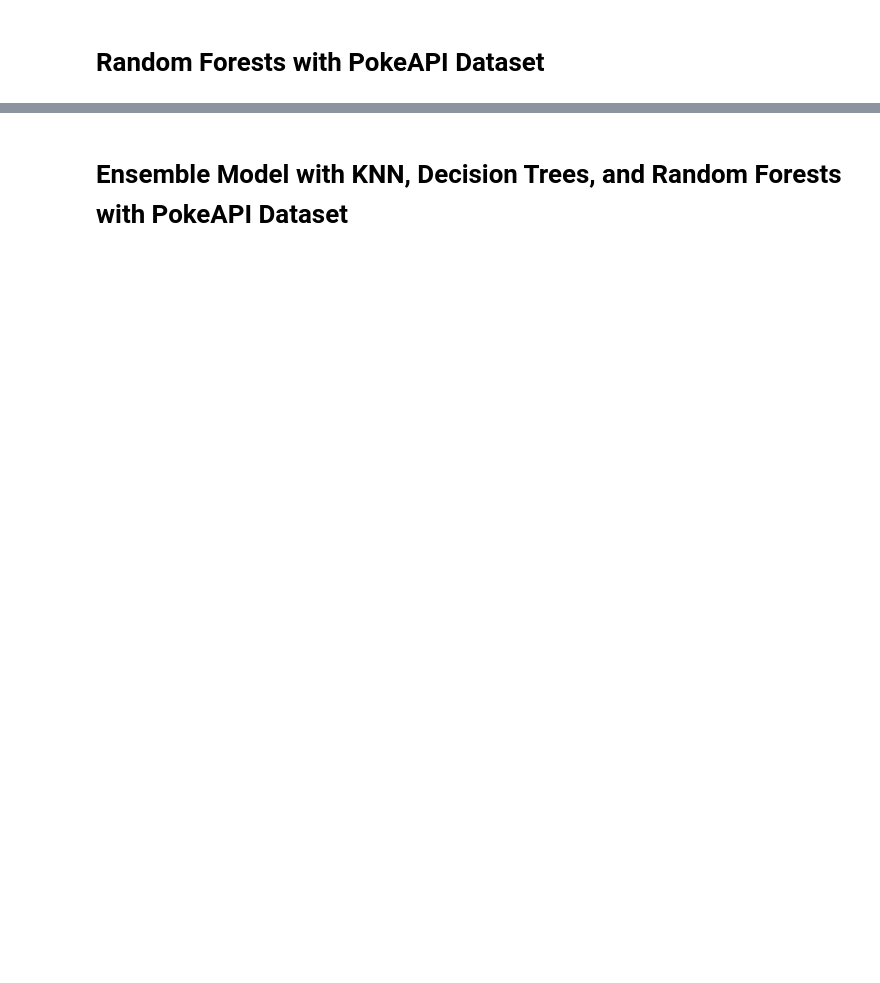
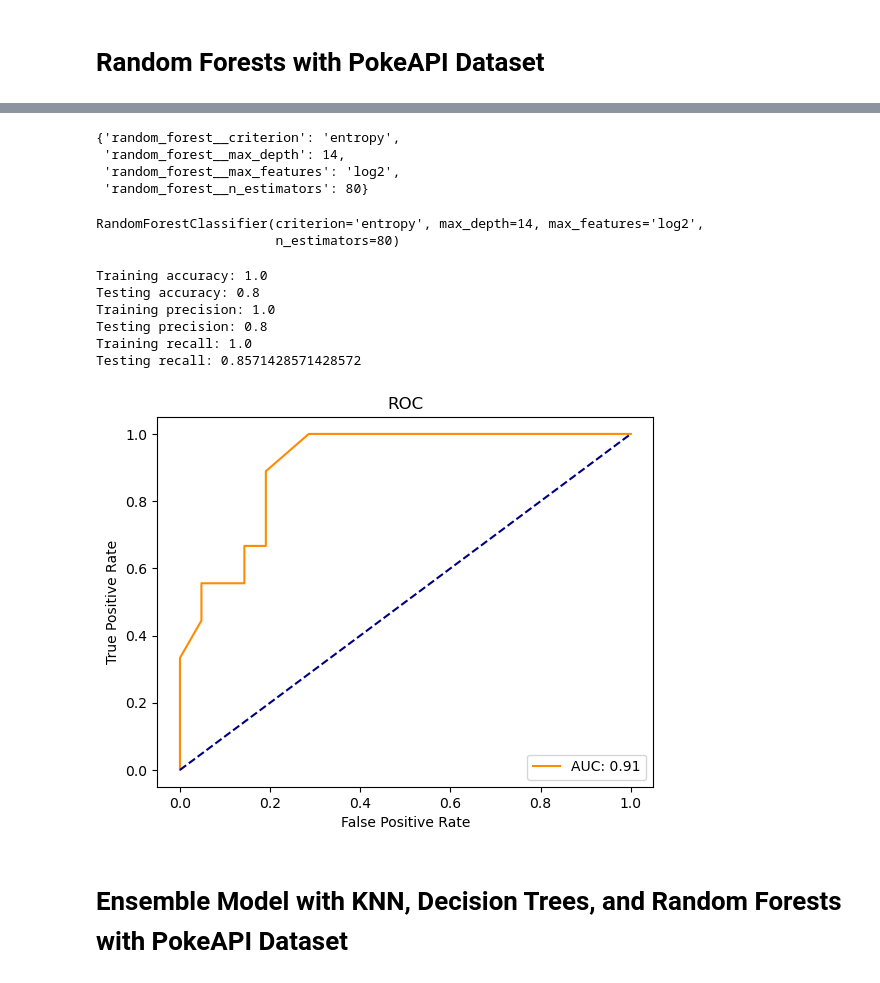
Before and after one commit to mokuda2/486mlproject, a Jupyter notebook: Pokemon Type Classification.ipynb, the cells around one changed output, grey strips where cells are left out. Drawn from its saved outputs; the diff is of its cells as text; code cells hidden in the pictures; blank space fills up the shorter version.

```diff
--- a/Pokemon Type Classification.ipynb
+++ b/Pokemon Type Classification.ipynb
@@ -675,0 +830,19 @@ Testing recall: 0.22197613951999917
+# %%
+from sklearn.ensemble import RandomForestClassifier
+from sklearn.model_selection import GridSearchCV
+from sklearn.pipeline import Pipeline
+# binary classification
+# create a pipeline
+rf_pipeline_binary = Pipeline([
+    ('random_forest', RandomForestClassifier())
+])
+
+# assign different values to tuning parameters
+rf_params_binary = {'random_forest__max_depth': [i for i in range(5, 16)],
+         'random_forest__n_estimators': [i for i in range(60, 161, 20)],
+         'random_forest__criterion': ['gini', 'entropy', 'log_loss'],
+         'random_forest__max_features': ['sqrt', 'log2']}
+
+# do a grid search and fit the model
+grid_search_binary = GridSearchCV(rf_pipeline_binary, param_grid=rf_params_binary, cv=10)
+grid_search_binary.fit(X_train_ratio_binary, y_train_ratio_binary)
@@ -676,3 +860,59 @@ Testing recall: 0.22197613951999917
+# %%
+# get the best parameters
+grid_search_binary.best_params_
+# %% [output]
+{'random_forest__criterion': 'entropy',
+ 'random_forest__max_depth': 14,
+ 'random_forest__max_features': 'log2',
+ 'random_forest__n_estimators': 80}
+# %%
+# create a model with the best parameter values
+best_params_rf_binary = RandomForestClassifier(max_depth=14, criterion='entropy', max_features='log2', n_estimators=80)
+best_params_rf_binary.fit(X_train_ratio_binary, y_train_ratio_binary)
+# %% [output]
+RandomForestClassifier(criterion='entropy', max_depth=14, max_features='log2',
+                       n_estimators=80)
+# %%
+# get accuracy, precision, and recall scores
+yhat_train_rf_binary = best_params_rf_binary.predict(X_train_ratio_binary)
+yhat_test_rf_binary = best_params_rf_binary.predict(X_test_ratio_binary)
+
+print('Training accuracy:', accuracy_score(y_train_ratio_binary, yhat_train_rf_binary))
+print('Testing accuracy:', accuracy_score(y_test_ratio_binary, yhat_test_rf_binary))
+
+print('Training precision:', precision_score(y_train_ratio_binary, yhat_train_rf_binary, average='macro'))
+print('Testing precision:', precision_score(y_test_ratio_binary, yhat_test_rf_binary, average='macro'))
+
+print('Training recall:', recall_score(y_train_ratio_binary, yhat_train_rf_binary, average='macro'))
+print('Testing recall:', recall_score(y_test_ratio_binary, yhat_test_rf_binary, average='macro'))
+# %% [output]
+Training accuracy: 1.0
+Testing accuracy: 0.8
+Training precision: 1.0
+Testing precision: 0.8
+Training recall: 1.0
+Testing recall: 0.8571428571428572
+# %%
+from sklearn.metrics import roc_curve, auc
+
+y_prob_test_rf_binary = best_params_rf_binary.predict_proba(X_test_ratio_binary)[:, 1]
+
+y_test_dummies_rf_binary = pd.get_dummies(y_test_ratio_binary, drop_first=True)
+
+# ROC and AUC
+false_pos_rate_rf_binary, true_pos_rate_rf_binary, other = roc_curve(y_test_dummies_rf_binary, y_prob_test_rf_binary)
+roc_auc = auc(false_pos_rate_rf_binary, true_pos_rate_rf_binary)
+
+# plot ROC
+plt.plot(false_pos_rate_rf_binary, true_pos_rate_rf_binary, color='darkorange', label='AUC: %0.2f' % roc_auc)
+plt.plot([0, 1], [0, 1], color='navy', linestyle='--')
+plt.xlabel('False Positive Rate')
+plt.ylabel('True Positive Rate')
+plt.title('ROC')
+plt.legend(loc="lower right")
+plt.show()
+# %% [output]
+[figure, added]
 # %% [markdown]
 # Ensemble Model with KNN, Decision Trees, and Random Forests with PokeAPI Dataset
 # %%
```
Also changed, not shown: parts of 62 cells of this notebook, 3 other files.
